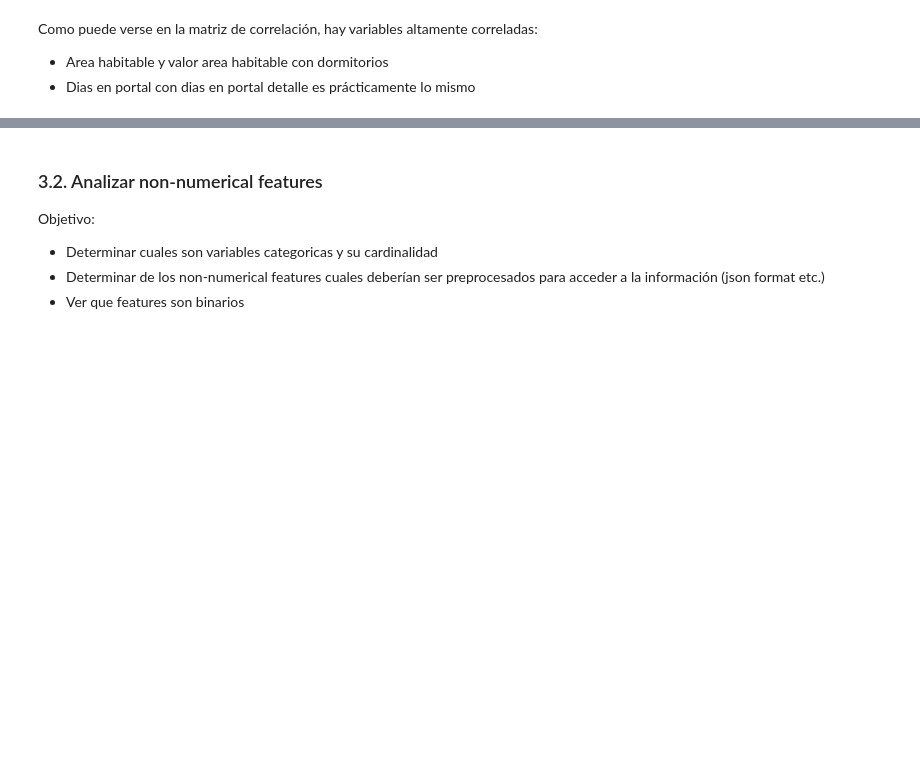
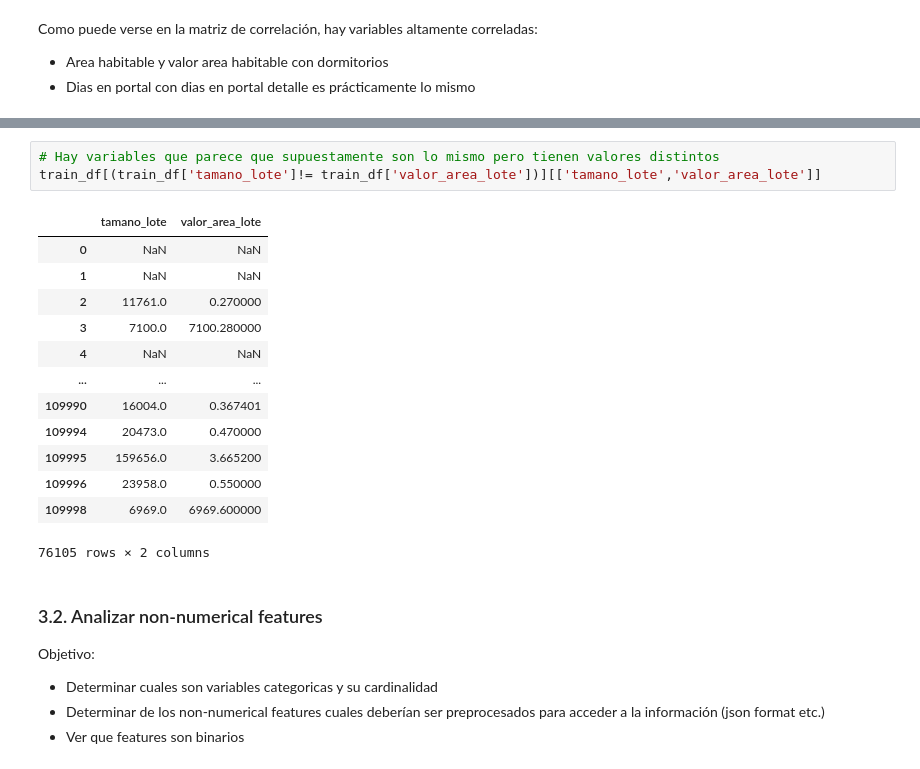
Before and after one commit to rolosa10/proyecto_hc, a Jupyter notebook: notebooks/proyecto.ipynb, the cells around one changed output, grey strips where cells are left out. Drawn from its saved outputs; the diff is of its cells as text; blank space fills up the shorter version.

```diff
--- a/notebooks/proyecto.ipynb
+++ b/notebooks/proyecto.ipynb
@@ -186,3 +199,20 @@ Tendrá que decidirse que hacer con los valores atípicos para los features righ
+# %%
+# Hay variables que parece que supuestamente son lo mismo pero tienen valores distintos
+train_df[(train_df['tamano_lote']!= train_df['valor_area_lote'])][['tamano_lote','valor_area_lote']]
+# %% [output]
+|  | tamano_lote | valor_area_lote |
+| 0 | NaN | NaN |
+| 1 | NaN | NaN |
+| 2 | 11761.0 | 0.270000 |
+| 3 | 7100.0 | 7100.280000 |
+| 4 | NaN | NaN |
+| ... | ... | ... |
+| 109990 | 16004.0 | 0.367401 |
+| 109994 | 20473.0 | 0.470000 |
+| 109995 | 159656.0 | 3.665200 |
+| 109996 | 23958.0 | 0.550000 |
+| 109998 | 6969.0 | 6969.600000 |
+76105 rows × 2 columns
 # %% [markdown]
 ### 3.2. Analizar non-numerical features
 Objetivo:
```
Also changed, not shown: parts of 24 cells of this notebook, 1 other file.
